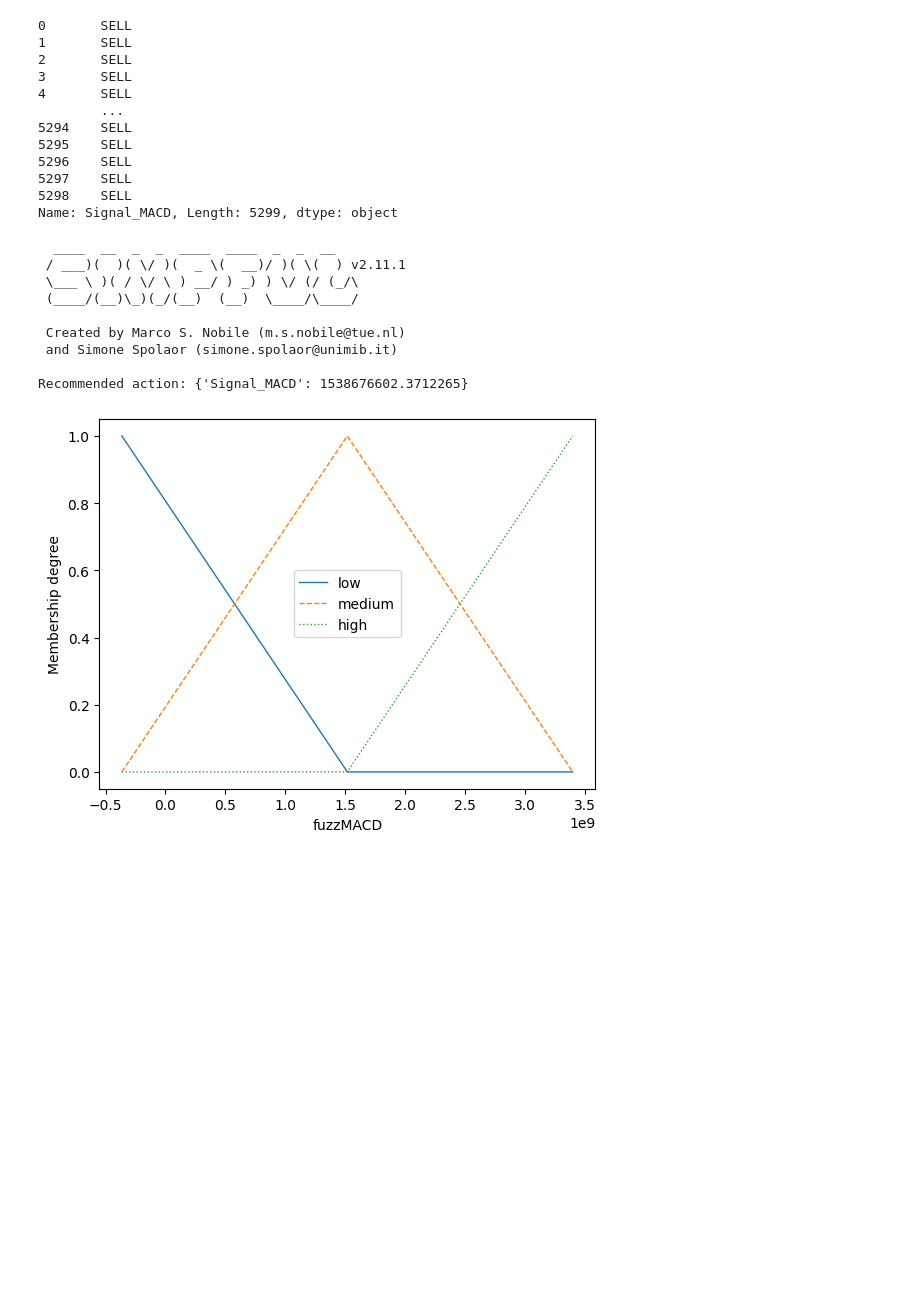
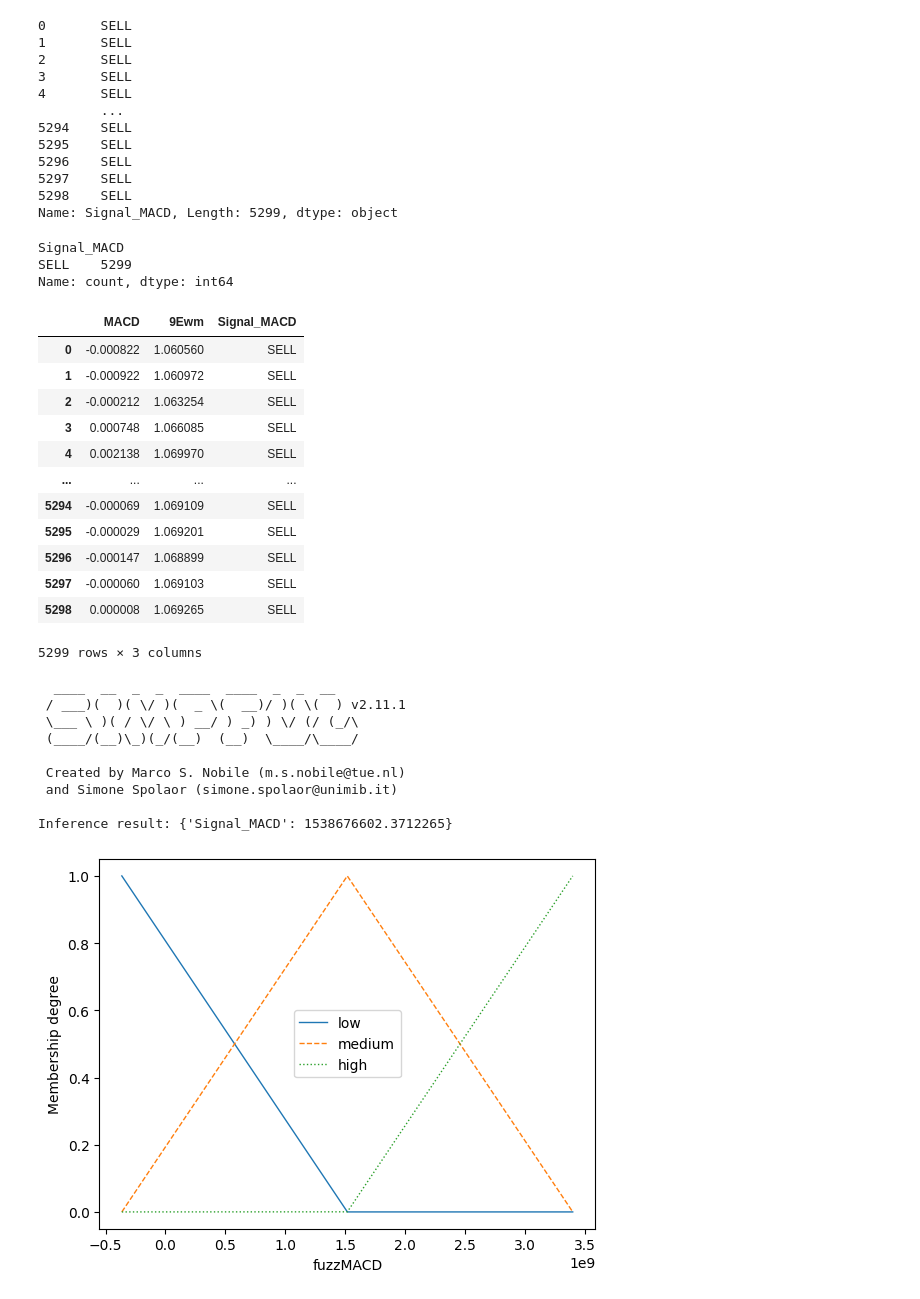
Before and after one commit to kkarolina71/praca_magisterska, a Jupyter notebook: Fuzzification EURUSD_1h.ipynb, the cells around one changed output. Drawn from its saved outputs; the diff is of its cells as text; code cells hidden in the pictures; blank space fills up the shorter version.

```diff
--- a/Fuzzification EURUSD_1h.ipynb
+++ b/Fuzzification EURUSD_1h.ipynb
@@ -222,6 +179,28 @@ create_signal_macd(at_eur_1h)
 5297    SELL
 5298    SELL
 Name: Signal_MACD, Length: 5299, dtype: object
+# %%
+at_eur_1h['Signal_MACD'].value_counts()
+# %% [output]
+Signal_MACD
+SELL    5299
+Name: count, dtype: int64
+# %%
+at_eur_1h[['MACD', '9Ewm', 'Signal_MACD']]
+# %% [output]
+|  | MACD | 9Ewm | Signal_MACD |
+| 0 | -0.000822 | 1.060560 | SELL |
+| 1 | -0.000922 | 1.060972 | SELL |
+| 2 | -0.000212 | 1.063254 | SELL |
+| 3 | 0.000748 | 1.066085 | SELL |
+| 4 | 0.002138 | 1.069970 | SELL |
+| ... | ... | ... | ... |
+| 5294 | -0.000069 | 1.069109 | SELL |
+| 5295 | -0.000029 | 1.069201 | SELL |
+| 5296 | -0.000147 | 1.068899 | SELL |
+| 5297 | -0.000060 | 1.069103 | SELL |
+| 5298 | 0.000008 | 1.069265 | SELL |
+5299 rows × 3 columns
 # %%
 FS_MACD = create_fuzzy_system(at_eur_1h, "fuzzMACD", 'Signal_MACD')
 
@@ -229,9 +208,9 @@ FS_MACD = create_fuzzy_system(at_eur_1h, "fuzzMACD", 'Signal_MACD')
 FS_MACD.set_variable("fuzzMACD", at_eur_1h["fuzzMACD"].mean())
 
 
-signal = FS_MACD.inference()
+result_macd = FS_MACD.inference()
 
-print(f"Recommended action: {signal}")
+print(f"Inference result: {result_macd}")
 # %% [output]
   ____  __  _  _  ____  ____  _  _  __
  / ___)(  )( \/ )(  _ \(  __)/ )( \(  ) v2.11.1
@@ -241,7 +220,7 @@ print(f"Recommended action: {signal}")
  Created by Marco S. Nobile (m.s.nobile@tue.nl)
  and Simone Spolaor (simone.spolaor@unimib.it)
 
-Recommended action: {'Signal_MACD': 1538676602.3712265}
+Inference result: {'Signal_MACD': 1538676602.3712265}
 # %%
 FS_MACD.plot_variable("fuzzMACD")
 # %% [output]
```
Also changed, not shown: parts of 20 cells of this notebook, 1 other file.
